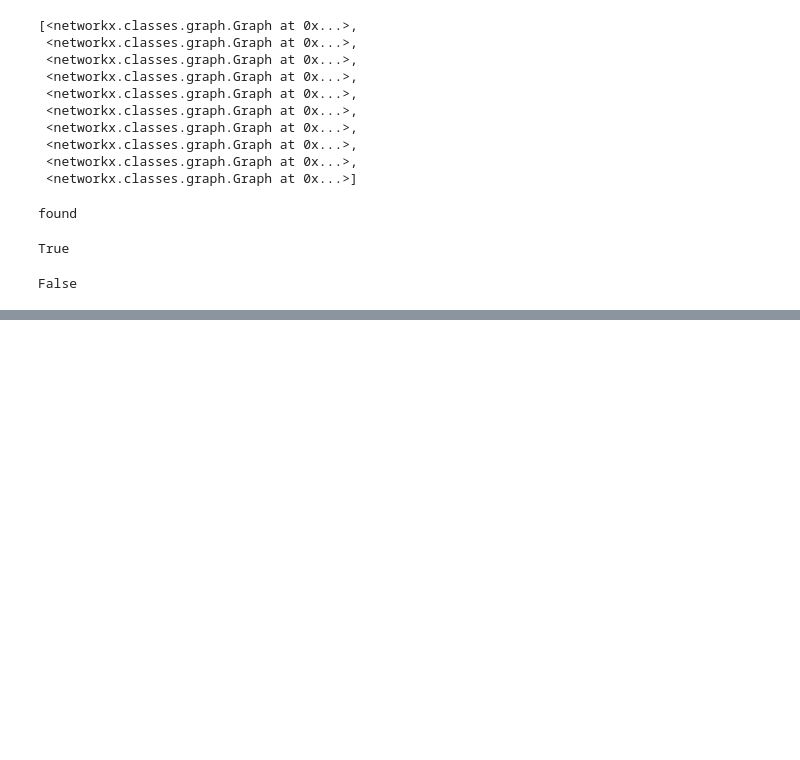
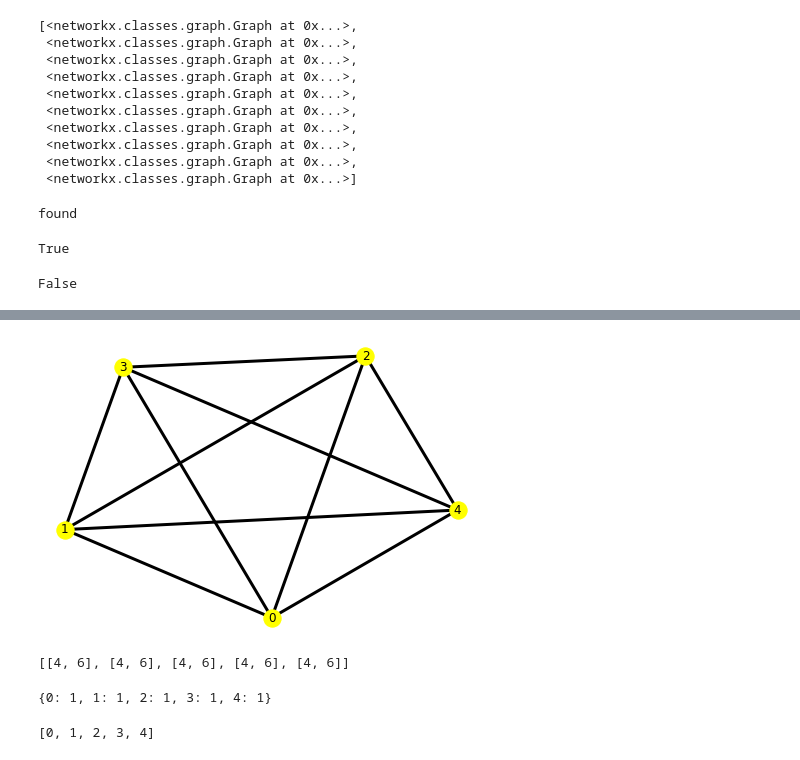
Before and after one commit to chang2000/openGraphMatching, a Jupyter notebook: ogm/reviewed.ipynb, the cells around one changed output, grey strips where cells are left out. Drawn from its saved outputs; the diff is of its cells as text; code cells hidden in the pictures; blank space fills up the shorter version.

```diff
--- a/ogm/reviewed.ipynb
+++ b/ogm/reviewed.ipynb
@@ -112,0 +161,23 @@ False
+# %%
+G = nx.complete_graph(5)
+draw_graph(G)
+t = nx.triangles(G)
+d = G.degree()
+# %% [output]
+[figure, added]
+# %%
+props = [[d, t[v]] for v, d in d]
+print(props)
+# %% [output]
+[[4, 6], [4, 6], [4, 6], [4, 6], [4, 6]]
+# %%
+c =  nx.number_of_cliques(G)
+print(c)
+# %% [output]
+{0: 1, 1: 1, 2: 1, 3: 1, 4: 1}
+# %%
+output = nx.find_cliques(G)
+for item in output:
+    print(item)
+# %% [output]
+[0, 1, 2, 3, 4]
```
Also changed, not shown: parts of 20 cells of this notebook, 3 other files.
